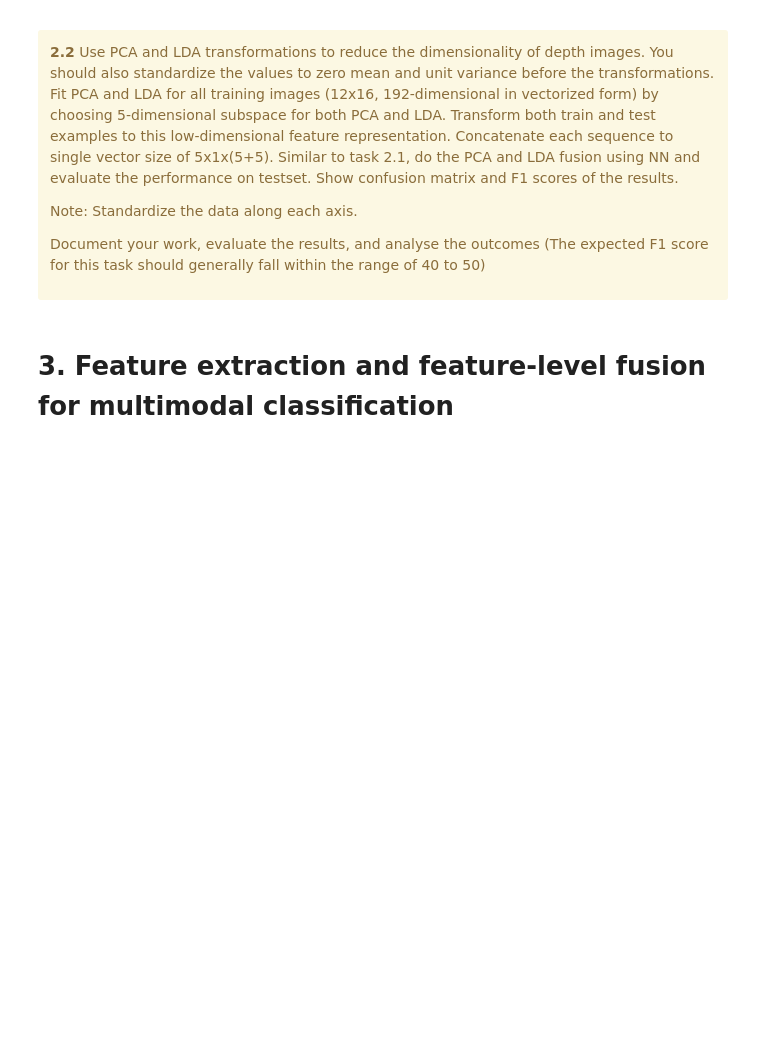
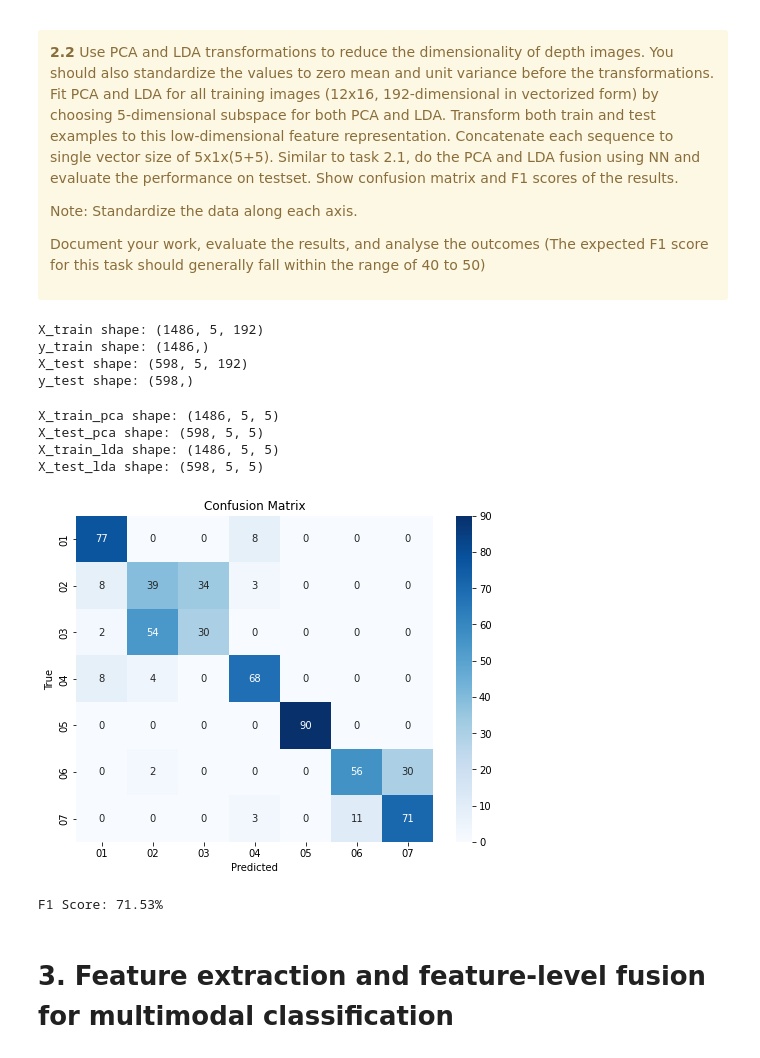
Before and after one commit to waasnipun/mmdf, a Jupyter notebook: project-work-MEx-classification.ipynb, the cells around one changed output. Saved outputs shown, nothing was run; the diff lists cells and outputs as text; code cells hidden in the pictures; blank space fills up the shorter version.

```diff
--- a/project-work-MEx-classification.ipynb
+++ b/project-work-MEx-classification.ipynb
@@ -528,3 +548,59 @@ Document your work, evaluate the results, and analyse the outcomes (The expected
+# %%
+# 2.2
+training_dc['df'] = training_dc['df'].apply(lambda x: x.drop(columns=['time']))
+testing_dc['df'] = testing_dc['df'].apply(lambda x: x.drop(columns=['time']))
+# %%
+dc_columns = list(training_dc.iloc[0]['df'].columns)
+
+training_dc['preprocessed_data'] = [_.T for _ in preprocess(df=training_dc, columns=dc_columns, resample=False)]
+testing_dc['preprocessed_data'] = [_.T for _ in preprocess(df=testing_dc, columns=dc_columns, resample=False)]
+# %%
+X_train = np.stack(training_dc['preprocessed_data'].values)
+y_train = training_dc['exercise_id'].values
+
+X_test = np.stack(testing_dc['preprocessed_data'].values)
+y_test = testing_dc['exercise_id'].values
+
+print(f'X_train shape: {X_train.shape}\ny_train shape: {y_train.shape}\nX_test shape: {X_test.shape}\ny_test shape: {y_test.shape}')
+# %% [output]
+X_train shape: (1486, 5, 192)
+y_train shape: (1486,)
+X_test shape: (598, 5, 192)
+y_test shape: (598,)
+# %%
+X_train_pca, X_test_pca, X_train_lda, X_test_lda = transform_data_with_pca_lda(X_train, X_test, y_train, n_components=5)
+
+print(f'X_train_pca shape: {X_train_pca.shape}\nX_test_pca shape: {X_test_pca.shape}\nX_train_lda shape: {X_train_lda.shape}\nX_test_lda shape: {X_test_lda.shape}')
+# %% [output]
+X_train_pca shape: (1486, 5, 5)
+X_test_pca shape: (598, 5, 5)
+X_train_lda shape: (1486, 5, 5)
+X_test_lda shape: (598, 5, 5)
+# %%
+from sklearn.metrics import f1_score
+from sklearn.metrics import confusion_matrix
+import seaborn as sns
+import matplotlib.pyplot as plt
+
+predictions = []
+for x_test_pca, x_test_lda in zip(X_test_pca, X_test_lda):
+    predictions.append(y_train[fuse_pca_lda_classification(x_test_pca, x_test_lda, X_train_pca, X_train_lda)])
+
+f1_score = f1_score(y_test, predictions, average='macro')
+cm = confusion_matrix(y_test, predictions, labels=np.unique(y_test))
+
+# Plot the confusion matrix using seaborn heatmap
+plt.figure(figsize=(8, 6))
+sns.heatmap(cm, annot=True, fmt='d', cmap='Blues', xticklabels=np.unique(y_test), yticklabels=np.unique(y_test))
+plt.xlabel('Predicted')
+plt.ylabel('True')
+plt.title('Confusion Matrix')
+plt.show()
+
+print(f'F1 Score: {f1_score*100:.2f}%')
+# %% [output]
+[figure, added]
+F1 Score: 71.53%
 # %% [markdown]
 # 3. Feature extraction and feature-level fusion for multimodal classification
 # %% [markdown]
```
Also changed, not shown: parts of 8 cells of this notebook.
